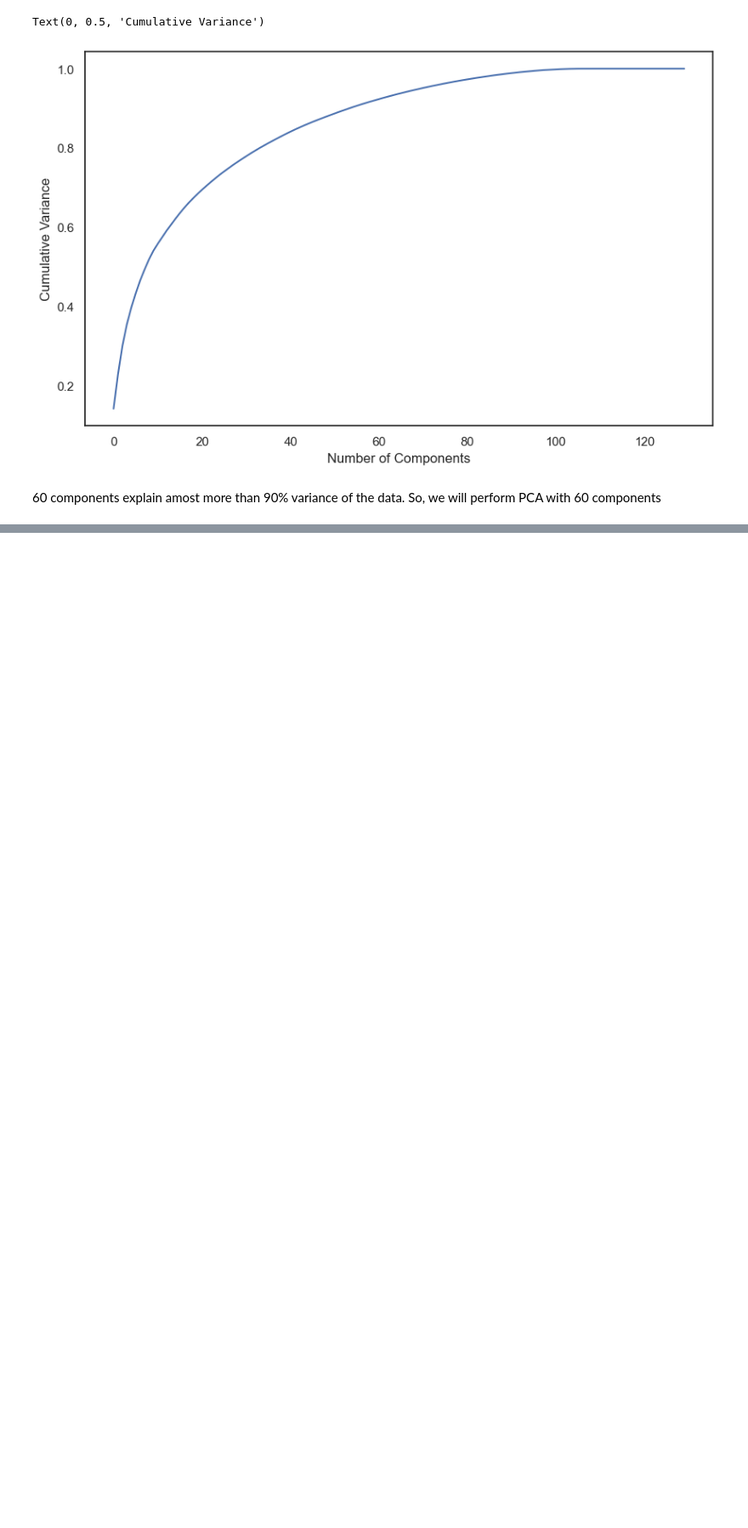
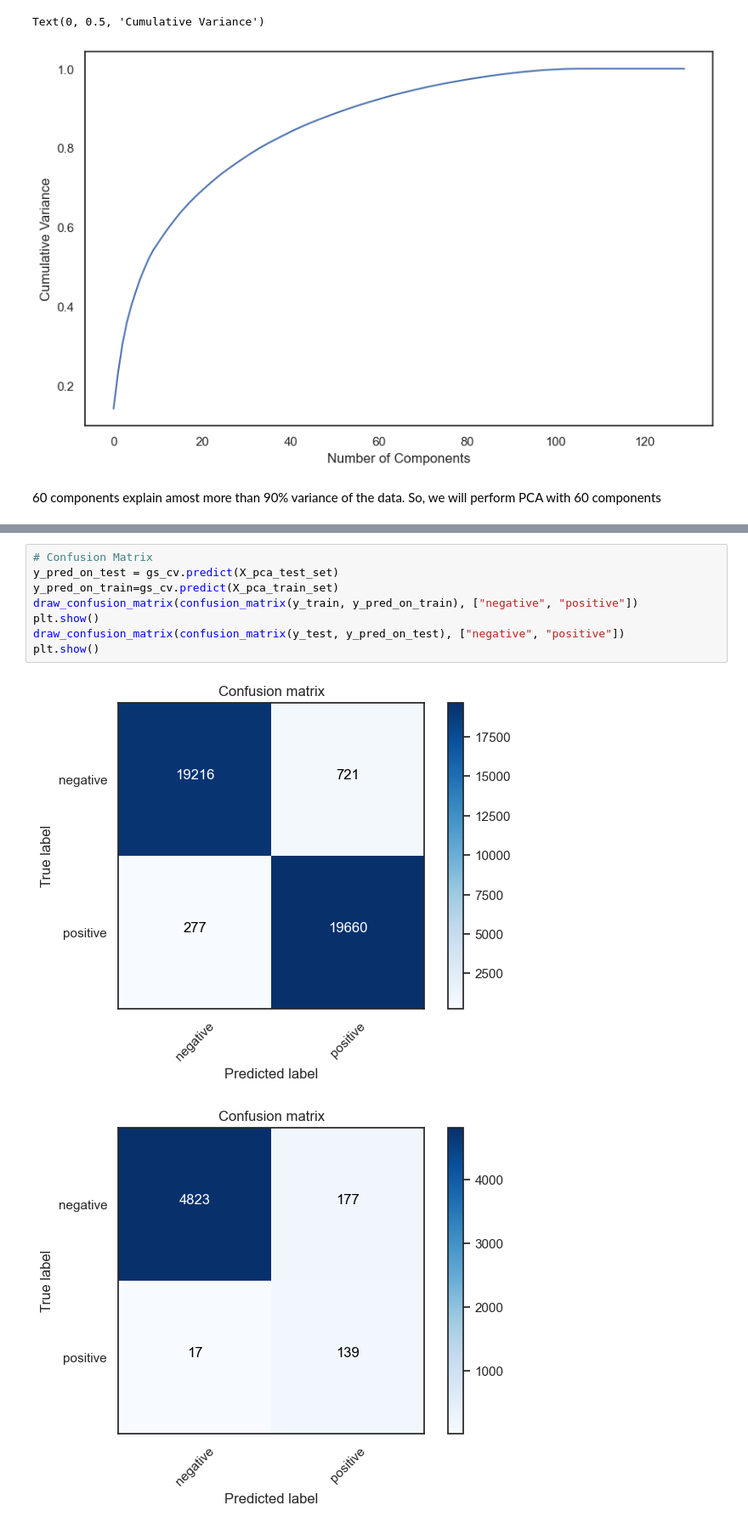
Before and after one commit to laxmikantmishra/telecom_churn_hackathon_c44, a Jupyter notebook: telecom_churn_c44.ipynb, the cells around one changed output, grey strips where cells are left out. Shown at 85% size. Drawn from its saved outputs; the diff is of its cells as text; blank space fills up the shorter version.

```diff
--- a/telecom_churn_c44.ipynb
+++ b/telecom_churn_c44.ipynb
@@ -913,0 +774,11 @@ Text(0, 0.5, 'Cumulative Variance')
+# %%
+# Confusion Matrix
+y_pred_on_test = gs_cv.predict(X_pca_test_set)
+y_pred_on_train=gs_cv.predict(X_pca_train_set)
+draw_confusion_matrix(confusion_matrix(y_train, y_pred_on_train), ["negative", "positive"])
+plt.show()
+draw_confusion_matrix(confusion_matrix(y_test, y_pred_on_test), ["negative", "positive"])
+plt.show()
+# %% [output]
+[figure, added]
+[figure, added]
```
Also changed, not shown: parts of 62 cells of this notebook.
